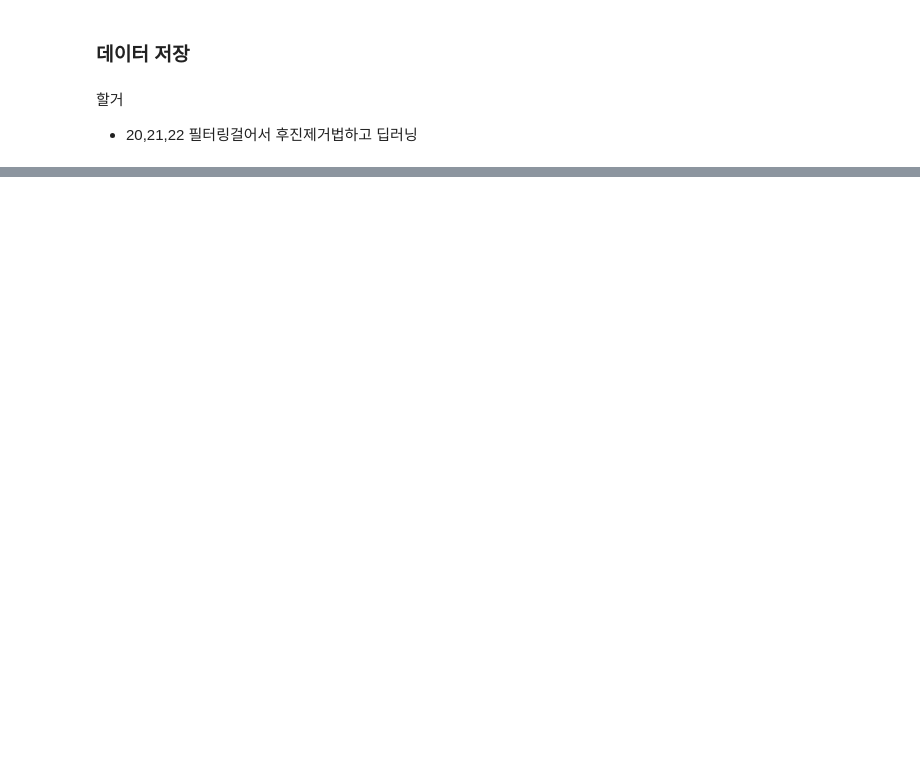
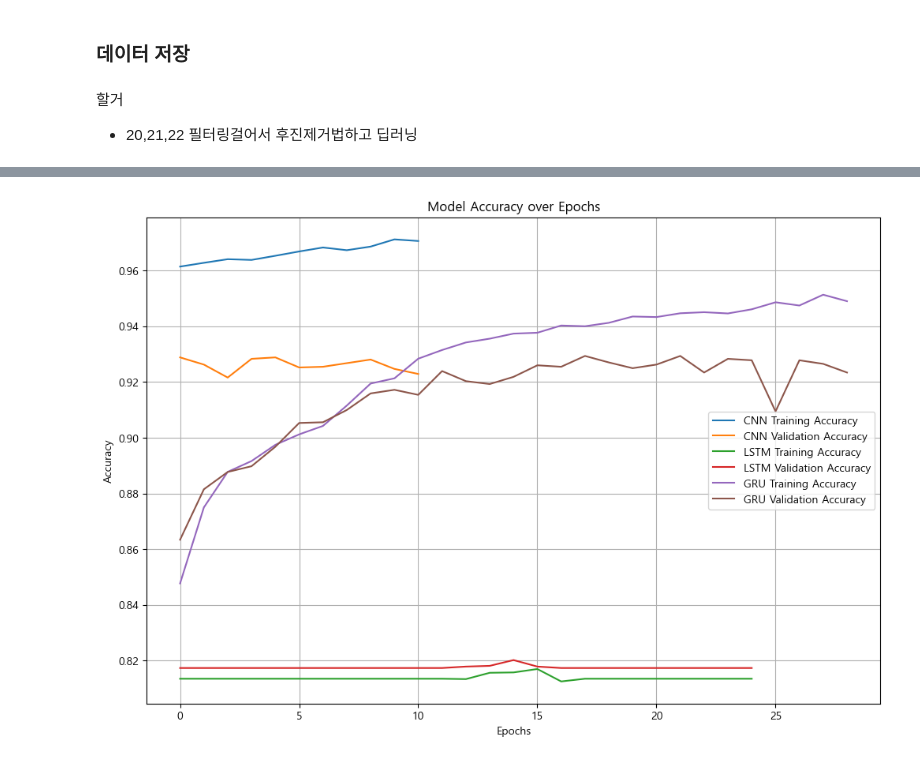
Before and after one commit to BaekJunehong/BIZnFIN, a Jupyter notebook: project/code/lee_eda.ipynb, the cells around one changed output, grey strips where cells are left out. Cells and saved outputs as stored; diff of their text form; code cells hidden in the pictures; blank space fills up the shorter version.

```diff
--- a/project/code/lee_eda.ipynb
+++ b/project/code/lee_eda.ipynb
@@ -579,0 +576,5 @@ filtered_data.to_csv("../../project/data/var_select.csv", index=False, encoding=
+# %%
+RANDOM_STATE = 110
+import pandas as pd
+
+data = pd.read_csv("../../project/data/3years_var_select.csv", encoding='utf-8-sig', low_memory=False)
@@ -579,0 +602,12 @@ filtered_data.to_csv("../../project/data/var_select.csv", index=False, encoding=
+# %%
+# 종속 변수는 '2023/부실기업'으로 가정
+y = data['2023/부실기업']
+X = data.drop(columns=['2023/부실기업', '업체코드', '종목명'])
+
+# 데이터 분할 (70:30 비율)
+X_train, X_test, y_train, y_test = train_test_split(X, y, test_size=0.3, random_state=42)
+
+# 데이터 정규화
+scaler = StandardScaler()
+X_train_scaled = scaler.fit_transform(X_train)
+X_test_scaled = scaler.transform(X_test)
@@ -579,0 +755,27 @@ filtered_data.to_csv("../../project/data/var_select.csv", index=False, encoding=
+# %%
+import matplotlib.pyplot as plt
+
+# 그래프 그리기
+plt.figure(figsize=(12, 8))
+
+# CNN 성능 변화
+plt.plot(cnn_history.history['accuracy'], label='CNN Training Accuracy')
+plt.plot(cnn_history.history['val_accuracy'], label='CNN Validation Accuracy')
+
+# LSTM 성능 변화
+plt.plot(lstm_history.history['accuracy'], label='LSTM Training Accuracy')
+plt.plot(lstm_history.history['val_accuracy'], label='LSTM Validation Accuracy')
+
+# GRU 성능 변화
+plt.plot(gru_history.history['accuracy'], label='GRU Training Accuracy')
+plt.plot(gru_history.history['val_accuracy'], label='GRU Validation Accuracy')
+
+# 그래프 세부 설정
+plt.title('Model Accuracy over Epochs')
+plt.xlabel('Epochs')
+plt.ylabel('Accuracy')
+plt.legend()
+plt.grid(True)
+plt.show()
+# %% [output]
+[figure, added]
```
Also changed, not shown: parts of 19 cells of this notebook, 1 other file.
